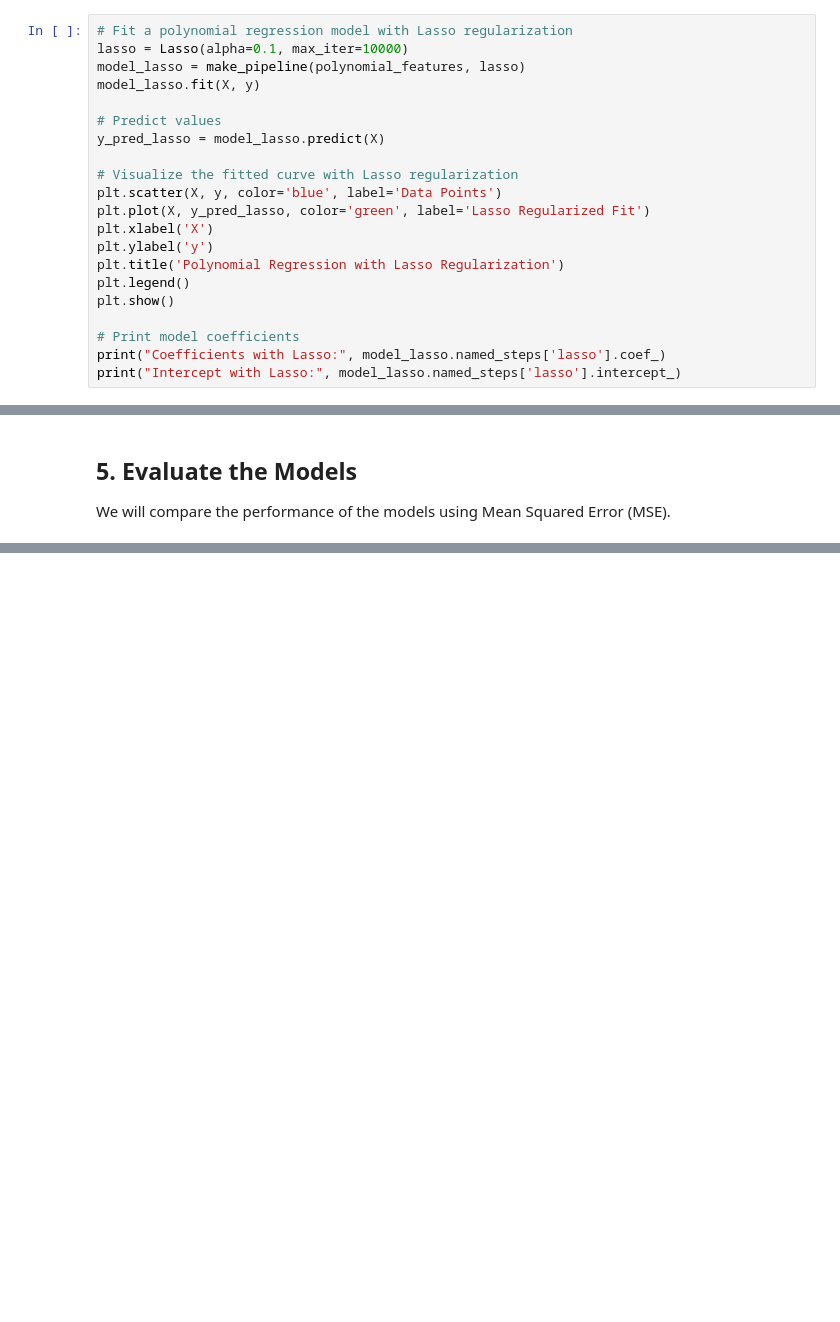
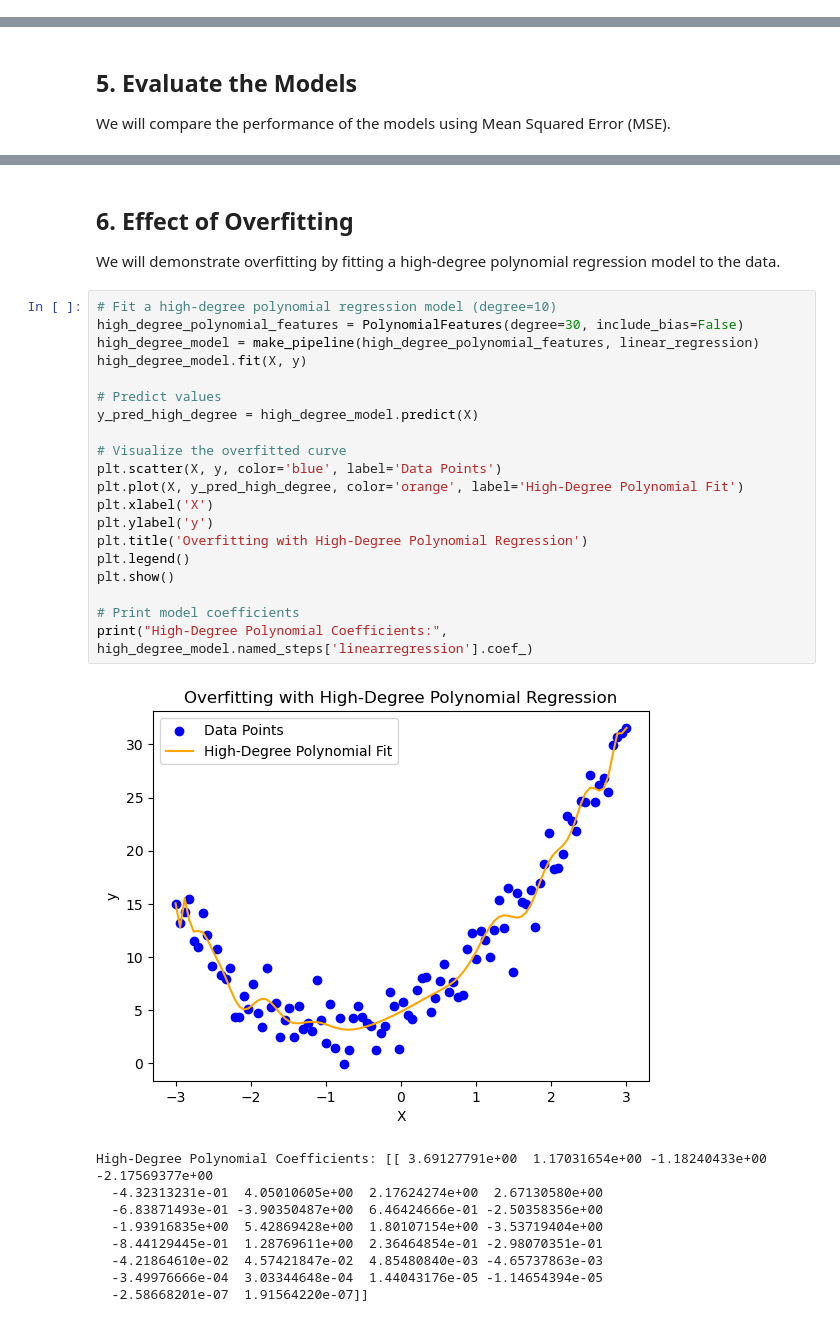
Before and after one commit to husphone4321/Machine-learning101, a Jupyter notebook: polynomial_regression_lasso.ipynb, the cells around one changed output, grey strips where cells are left out. Saved outputs shown, nothing was run; the diff lists cells and outputs as text; blank space fills up the shorter version.

Commit message:
lasso

```diff
--- a/polynomial_regression_lasso.ipynb
+++ b/polynomial_regression_lasso.ipynb
@@ -65,21 +88,0 @@ We will apply Lasso regularization to the polynomial regression model to prevent
-# %%
-# Fit a polynomial regression model with Lasso regularization
-lasso = Lasso(alpha=0.1, max_iter=10000)
-model_lasso = make_pipeline(polynomial_features, lasso)
-model_lasso.fit(X, y)
-
-# Predict values
-y_pred_lasso = model_lasso.predict(X)
-
-# Visualize the fitted curve with Lasso regularization
-plt.scatter(X, y, color='blue', label='Data Points')
-plt.plot(X, y_pred_lasso, color='green', label='Lasso Regularized Fit')
-plt.xlabel('X')
-plt.ylabel('y')
-plt.title('Polynomial Regression with Lasso Regularization')
-plt.legend()
-plt.show()
-
-# Print model coefficients
-print("Coefficients with Lasso:", model_lasso.named_steps['lasso'].coef_)
-print("Intercept with Lasso:", model_lasso.named_steps['lasso'].intercept_)
@@ -99,0 +102,33 @@ print(f"MSE with Lasso Regularization: {mse_with_lasso}")
+# %% [markdown]
+## 6. Effect of Overfitting
+We will demonstrate overfitting by fitting a high-degree polynomial regression model to the data.
+# %%
+# Fit a high-degree polynomial regression model (degree=10)
+high_degree_polynomial_features = PolynomialFeatures(degree=30, include_bias=False)
+high_degree_model = make_pipeline(high_degree_polynomial_features, linear_regression)
+high_degree_model.fit(X, y)
+
+# Predict values
+y_pred_high_degree = high_degree_model.predict(X)
+
+# Visualize the overfitted curve
+plt.scatter(X, y, color='blue', label='Data Points')
+plt.plot(X, y_pred_high_degree, color='orange', label='High-Degree Polynomial Fit')
+plt.xlabel('X')
+plt.ylabel('y')
+plt.title('Overfitting with High-Degree Polynomial Regression')
+plt.legend()
+plt.show()
+
+# Print model coefficients
+print("High-Degree Polynomial Coefficients:", high_degree_model.named_steps['linearregression'].coef_)
+# %% [output]
+[figure, added]
+High-Degree Polynomial Coefficients: [[ 3.69127791e+00  1.17031654e+00 -1.18240433e+00 -2.17569377e+00
+  -4.32313231e-01  4.05010605e+00  2.17624274e+00  2.67130580e+00
+  -6.83871493e-01 -3.90350487e+00  6.46424666e-01 -2.50358356e+00
+  -1.93916835e+00  5.42869428e+00  1.80107154e+00 -3.53719404e+00
+  -8.44129445e-01  1.28769611e+00  2.36464854e-01 -2.98070351e-01
+  -4.21864610e-02  4.57421847e-02  4.85480840e-03 -4.65737863e-03
+  -3.49976666e-04  3.03344648e-04  1.44043176e-05 -1.14654394e-05
+  -2.58668201e-07  1.91564220e-07]]
```
Also changed, not shown: parts of 8 cells of this notebook.
